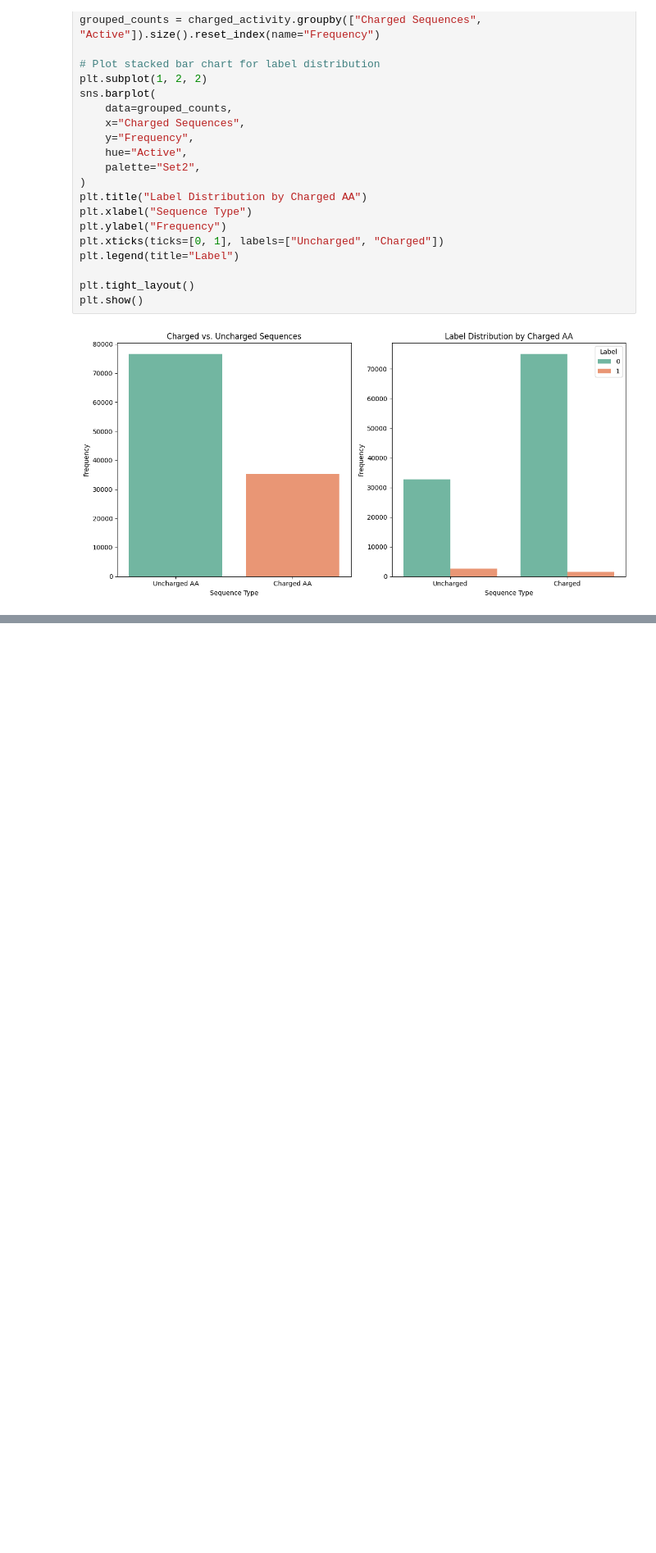
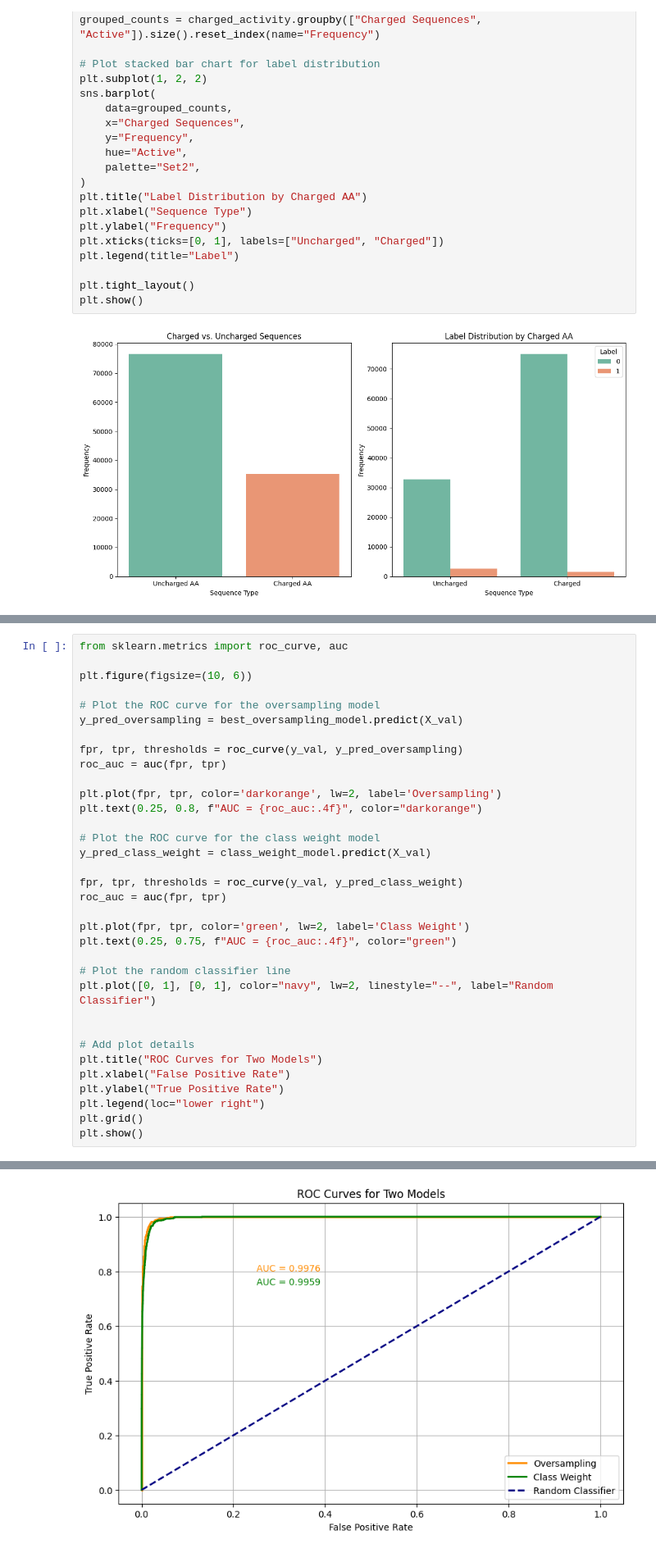
Before and after one commit to rischiboy/ProteinActivity, a Jupyter notebook: src/model_evaluation.ipynb, the cells around one changed output, grey strips where cells are left out. Shown at 82% size. Drawn from its saved outputs; the diff is of its cells as text; blank space fills up the shorter version.

```diff
--- a/src/model_evaluation.ipynb
+++ b/src/model_evaluation.ipynb
@@ -210,0 +479,35 @@ plt.show()
+# %%
+from sklearn.metrics import roc_curve, auc
+
+plt.figure(figsize=(10, 6))
+
+# Plot the ROC curve for the oversampling model
+y_pred_oversampling = best_oversampling_model.predict(X_val)
+
+fpr, tpr, thresholds = roc_curve(y_val, y_pred_oversampling)
+roc_auc = auc(fpr, tpr)
+
+plt.plot(fpr, tpr, color='darkorange', lw=2, label='Oversampling')
+plt.text(0.25, 0.8, f"AUC = {roc_auc:.4f}", color="darkorange")
+
+# Plot the ROC curve for the class weight model
+y_pred_class_weight = class_weight_model.predict(X_val)
+
+fpr, tpr, thresholds = roc_curve(y_val, y_pred_class_weight)
+roc_auc = auc(fpr, tpr)
+
+plt.plot(fpr, tpr, color='green', lw=2, label='Class Weight')
+plt.text(0.25, 0.75, f"AUC = {roc_auc:.4f}", color="green")
+
+# Plot the random classifier line
+plt.plot([0, 1], [0, 1], color="navy", lw=2, linestyle="--", label="Random Classifier")
+
+
+# Add plot details
+plt.title("ROC Curves for Two Models")
+plt.xlabel("False Positive Rate")
+plt.ylabel("True Positive Rate")
+plt.legend(loc="lower right")
+plt.grid()
+plt.show()
+# %% [output]
@@ -210,0 +516 @@ plt.show()
+[figure, added]
```
Also changed, not shown: parts of 11 cells of this notebook, 3 other files.
